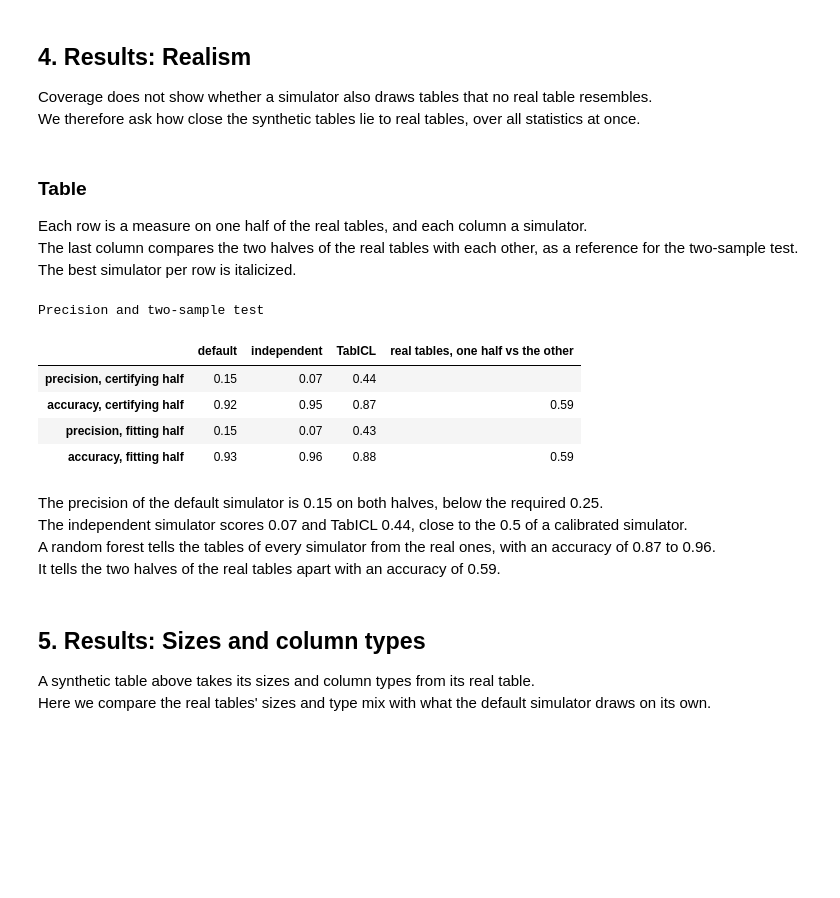
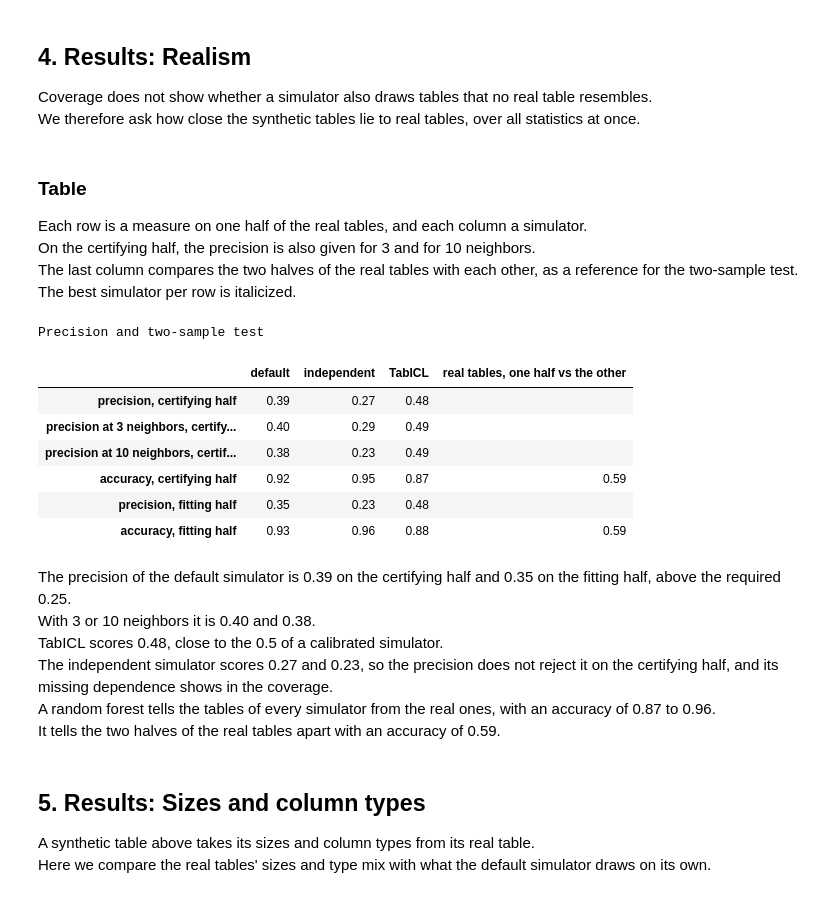
Before and after one commit to adkipnis/tabdgp, a Jupyter notebook: experiments/fidelity/flat.ipynb, the cells around one changed output. Drawn from its saved outputs; the diff is of its cells as text; code cells hidden in the pictures; blank space fills up the shorter version.

Commit message:
The flat notebook reads the rerun precision

```diff
--- a/experiments/fidelity/flat.ipynb
+++ b/experiments/fidelity/flat.ipynb
@@ -242,38 +242,51 @@ We therefore ask how close the synthetic tables lie to real tables, over all sta
 # %% [markdown]
 ### Table
 Each row is a measure on one half of the real tables, and each column a simulator.<br>
+On the certifying half, the precision is also given for 3 and for 10 neighbors.<br>
 The last column compares the two halves of the real tables with each other, as a reference for the two-sample test.<br>
 The best simulator per row is italicized.
 # %%
 scalars = report[report['axis'].isna() & (report['stratum'] == STRATUM)]
 realism = scalars.pivot_table(index=['statistic', 'part'], columns='arm', values='value')
 between = realism.loc[('c2st', 'fitting vs certifying'), 'real']
+MEASURES = {
+    f'precision, {PART} half': ('precision', PART),
+    f'precision at 3 neighbors, {PART} half': ('precision_3', PART),
+    f'precision at 10 neighbors, {PART} half': ('precision_10', PART),
+    f'accuracy, {PART} half': ('c2st', PART),
+    'precision, fitting half': ('precision', 'fitting'),
+    'accuracy, fitting half': ('c2st', 'fitting'),
+}
 rows = {}
-for part in [PART, 'fitting']:
-    precision = realism.loc[('precision', part), list(SIMULATORS)]
-    accuracy = realism.loc[('c2st', part), list(SIMULATORS)]
-    # the precision nearest to a calibrated simulator's 0.5, the accuracy nearest to chance
-    for label, values, best in [
-        (f'precision, {part} half', precision, (precision - 0.5).abs().idxmin()),
-        (f'accuracy, {part} half', accuracy, accuracy.idxmin()),
-    ]:
-        cells = {}
-        for arm, simulator in SIMULATORS.items():
-            cell = f'{values[arm]:.2f}'
-            cells[simulator] = f'<i>{cell}</i>' if arm == best else cell
-        rows[label] = cells
-    rows[f'accuracy, {part} half']['real tables, one half vs the other'] = f'{between:.2f}'
+for label, (statistic, part) in MEASURES.items():
+    values = realism.loc[(statistic, part), list(SIMULATORS)]
+    # the accuracy nearest to chance, the precision nearest to a calibrated simulator's 0.5
+    if statistic == 'c2st':
+        best = values.idxmin()
+    else:
+        best = (values - 0.5).abs().idxmin()
+    cells = {}
+    for arm, simulator in SIMULATORS.items():
+        cell = f'{values[arm]:.2f}'
+        cells[simulator] = f'<i>{cell}</i>' if arm == best else cell
+    if statistic == 'c2st':
+        cells['real tables, one half vs the other'] = f'{between:.2f}'
+    rows[label] = cells
 showTable('Precision and two-sample test', pd.DataFrame(rows).T.fillna(''))
 # %% [output]
 Precision and two-sample test
 |  | default | independent | TabICL | real tables, one half vs the other |
-| precision, certifying half | 0.15 | 0.07 | 0.44 |  |
+| precision, certifying half | 0.39 | 0.27 | 0.48 |  |
+| precision at 3 neighbors, certify... | 0.40 | 0.29 | 0.49 |  |
+| precision at 10 neighbors, certif... | 0.38 | 0.23 | 0.49 |  |
 | accuracy, certifying half | 0.92 | 0.95 | 0.87 | 0.59 |
-| precision, fitting half | 0.15 | 0.07 | 0.43 |  |
+| precision, fitting half | 0.35 | 0.23 | 0.48 |  |
 | accuracy, fitting half | 0.93 | 0.96 | 0.88 | 0.59 |
 # %% [markdown]
-The precision of the default simulator is 0.15 on both halves, below the required 0.25.<br>
-The independent simulator scores 0.07 and TabICL 0.44, close to the 0.5 of a calibrated simulator.<br>
+The precision of the default simulator is 0.39 on the certifying half and 0.35 on the fitting half, above the required 0.25.<br>
+With 3 or 10 neighbors it is 0.40 and 0.38.<br>
+TabICL scores 0.48, close to the 0.5 of a calibrated simulator.<br>
+The independent simulator scores 0.27 and 0.23, so the precision does not reject it on the certifying half, and its missing dependence shows in the coverage.<br>
 A random forest tells the tables of every simulator from the real ones, with an accuracy of 0.87 to 0.96.<br>
 It tells the two halves of the real tables apart with an accuracy of 0.59.
 # %% [markdown]
```
Also changed, not shown: parts of 4 cells of this notebook.
